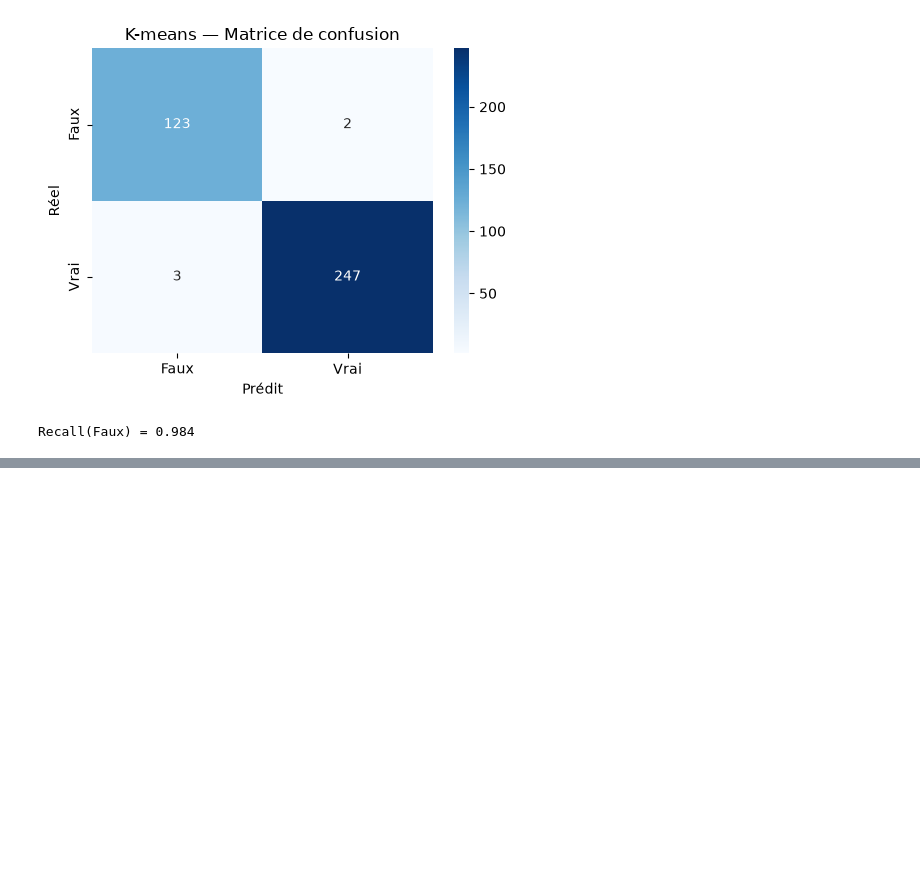
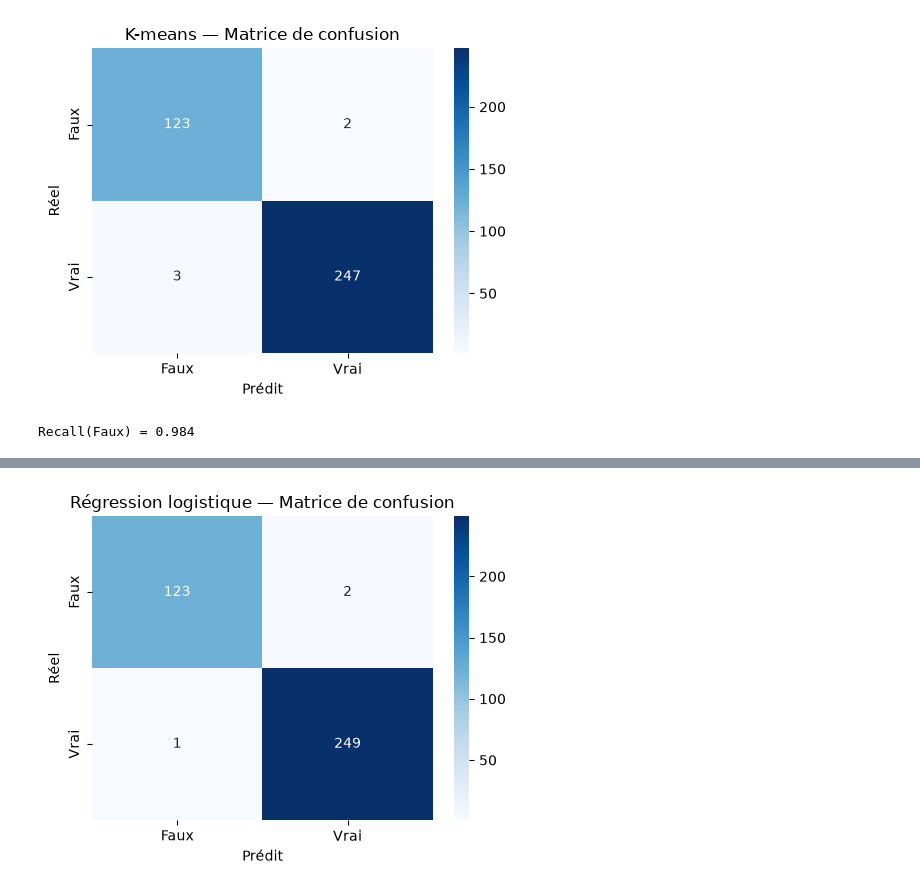
Before and after one commit to Elicesjo/PROJET-11-, a Jupyter notebook: Elices-Diez_Josy_2_Notebook_exploration_062026.ipynb, the cells around one changed output, grey strips where cells are left out. Saved outputs shown, nothing was run; the diff lists cells and outputs as text; code cells hidden in the pictures; blank space fills up the shorter version.

```diff
--- a/Elices-Diez_Josy_2_Notebook_exploration_062026.ipynb
+++ b/Elices-Diez_Josy_2_Notebook_exploration_062026.ipynb
@@ -287,0 +366,12 @@ Recall(Faux) = 0.984
+# %%
+fig, ax = plt.subplots(figsize=(5, 4))
+sns.heatmap(cm_lr, annot=True, fmt='d', cmap='Blues',
+            xticklabels=['Faux', 'Vrai'], yticklabels=['Faux', 'Vrai'], ax=ax)
+ax.set_title('Régression logistique — Matrice de confusion')
+ax.set_ylabel('Réel')
+ax.set_xlabel('Prédit')
+plt.tight_layout()
+plt.savefig(f'{FIGURES_DIR}cm_logreg.png', dpi=120, bbox_inches='tight')
+plt.show()
+# %% [output]
+[figure, added]
```
Also changed, not shown: parts of 19 cells of this notebook, 18 other files.
